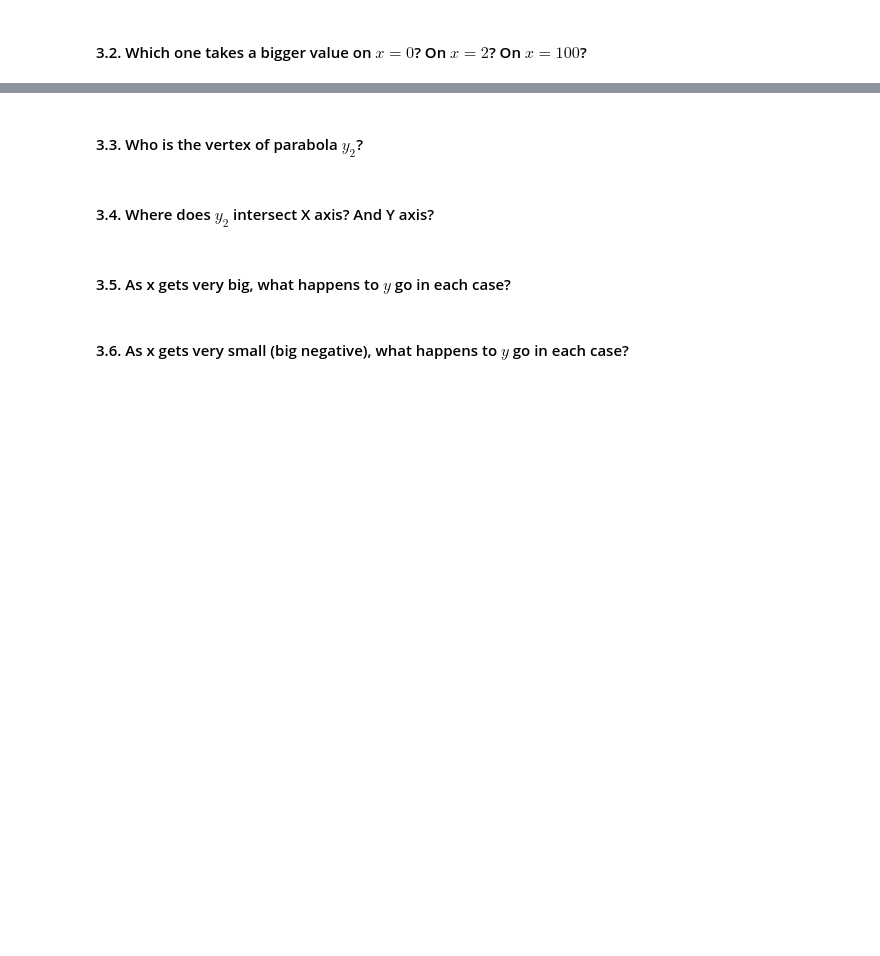
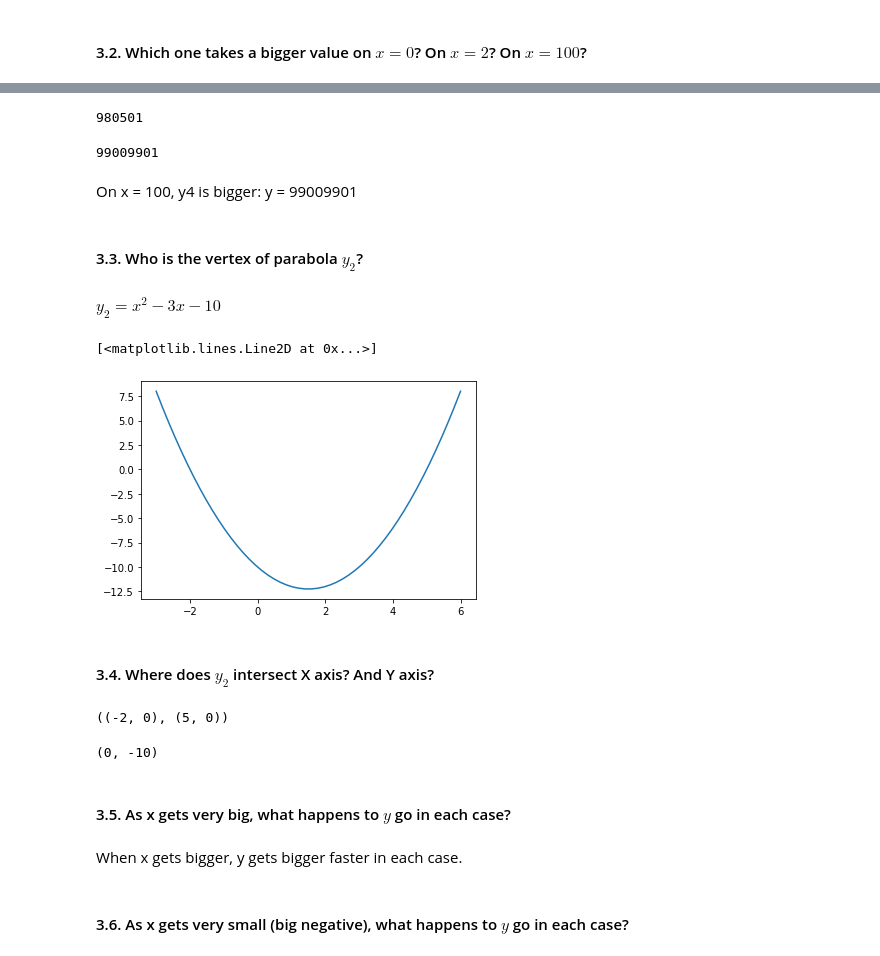
Before and after one commit to Ironhack-Data-Madrid-Marzo-2021/lab-math-refresher, a Jupyter notebook: your-code/main.ipynb, the cells around one changed output, grey strips where cells are left out. Drawn from its saved outputs; the diff is of its cells as text; code cells hidden in the pictures; blank space fills up the shorter version.

```diff
--- a/your-code/main.ipynb
+++ b/your-code/main.ipynb
@@ -50,8 +309,40 @@ $y_4=x^4-x^3+x^2-x+1$
+# %%
+y3 = 100 ** 3 - 2 * 100 ** 2 + 5 * 100 + 1
+y3
+# %% [output]
+980501
+# %%
+y4 = 100 ** 4 - 100 ** 3 + 100 ** 2 - 100 + 1
+y4
+# %% [output]
+99009901
+# %% [markdown]
+On x = 100, y4 is bigger: y = 99009901
 # %% [markdown]
 #### 3.3. Who is the vertex of parabola $y_2$?
+# %% [markdown]
+$y_2=x^2-3x-10$
+# %%
+x = np.linspace(start=-3, stop= 6, num=50)
+plt.plot(x, x ** 2- 3 * x - 10)
+# %% [output]
+[<matplotlib.lines.Line2D at 0x...>]
+[figure, added]
 # %% [markdown]
 #### 3.4. Where does $y_2$ intersect X axis? And Y axis?
+# %%
+#𝑦2 intersect X axis
+(-2,0), (5,0)
+# %% [output]
+((-2, 0), (5, 0))
+# %%
+#𝑦2 intersect Y axis
+(0,-10)
+# %% [output]
+(0, -10)
 # %% [markdown]
 #### 3.5. As x gets very big, what happens to $y$ go in each case?
+# %% [markdown]
+When x gets bigger, y gets bigger faster in each case.
 # %% [markdown]
 #### 3.6. As x gets very small (big negative), what happens to $y$ go in each case?
```
Also changed, not shown: parts of 69 cells of this notebook.
